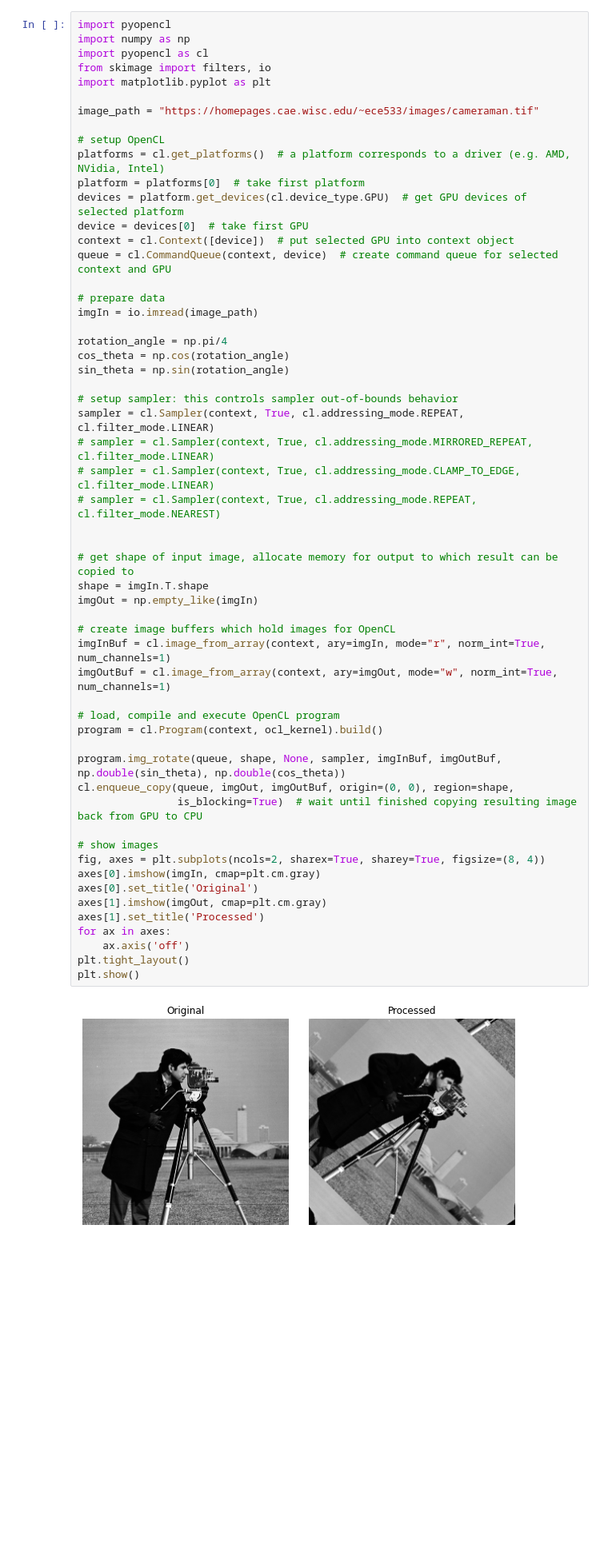
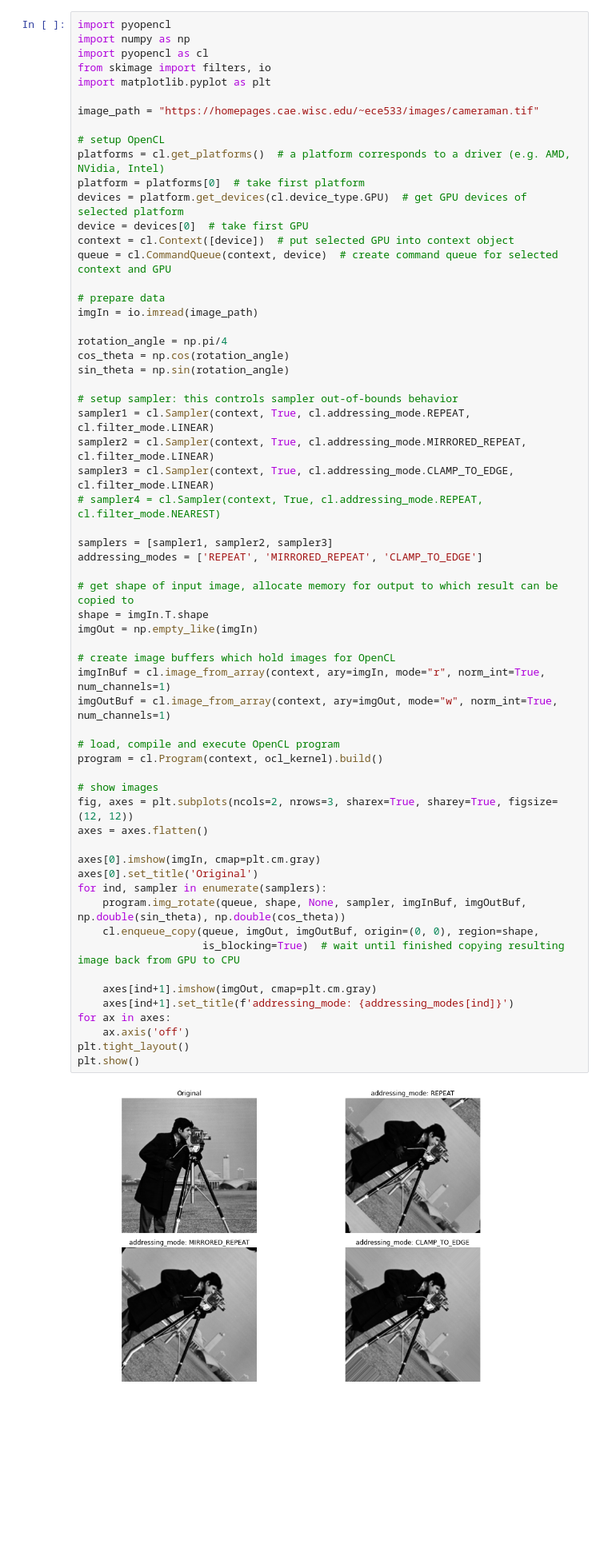
Before and after one commit to rmcabezon/GPU-course, a Jupyter notebook: notebooks/ImageProcessingHardwareSampling.ipynb, the cells around one changed output. Shown at 80% size. Cells and saved outputs as stored; diff of their text form; blank space fills up the shorter version.

Commit message:
Output all sampled versions of the image.

```diff
--- a/notebooks/ImageProcessingHardwareSampling.ipynb
+++ b/notebooks/ImageProcessingHardwareSampling.ipynb
@@ -107,45 +107,50 @@ queue = cl.CommandQueue(context, device)  # create command queue for selected co
 
 # prepare data
 imgIn = io.imread(image_path)
 
 rotation_angle = np.pi/4
 cos_theta = np.cos(rotation_angle)
 sin_theta = np.sin(rotation_angle)
 
 # setup sampler: this controls sampler out-of-bounds behavior
-sampler = cl.Sampler(context, True, cl.addressing_mode.REPEAT, cl.filter_mode.LINEAR)
-# sampler = cl.Sampler(context, True, cl.addressing_mode.MIRRORED_REPEAT, cl.filter_mode.LINEAR)
-# sampler = cl.Sampler(context, True, cl.addressing_mode.CLAMP_TO_EDGE, cl.filter_mode.LINEAR)
-# sampler = cl.Sampler(context, True, cl.addressing_mode.REPEAT, cl.filter_mode.NEAREST)
+sampler1 = cl.Sampler(context, True, cl.addressing_mode.REPEAT, cl.filter_mode.LINEAR)
+sampler2 = cl.Sampler(context, True, cl.addressing_mode.MIRRORED_REPEAT, cl.filter_mode.LINEAR)
+sampler3 = cl.Sampler(context, True, cl.addressing_mode.CLAMP_TO_EDGE, cl.filter_mode.LINEAR)
+# sampler4 = cl.Sampler(context, True, cl.addressing_mode.REPEAT, cl.filter_mode.NEAREST)
 
+samplers = [sampler1, sampler2, sampler3]
+addressing_modes = ['REPEAT', 'MIRRORED_REPEAT', 'CLAMP_TO_EDGE']
 
 # get shape of input image, allocate memory for output to which result can be copied to
 shape = imgIn.T.shape
 imgOut = np.empty_like(imgIn)
 
 # create image buffers which hold images for OpenCL
 imgInBuf = cl.image_from_array(context, ary=imgIn, mode="r", norm_int=True, num_channels=1)
 imgOutBuf = cl.image_from_array(context, ary=imgOut, mode="w", norm_int=True, num_channels=1)
 
 # load, compile and execute OpenCL program
 program = cl.Program(context, ocl_kernel).build()
 
-program.img_rotate(queue, shape, None, sampler, imgInBuf, imgOutBuf, np.double(sin_theta), np.double(cos_theta))
-cl.enqueue_copy(queue, imgOut, imgOutBuf, origin=(0, 0), region=shape,
-                is_blocking=True)  # wait until finished copying resulting image back from GPU to CPU
+# show images
+fig, axes = plt.subplots(ncols=2, nrows=3, sharex=True, sharey=True, figsize=(12, 12))
+axes = axes.flatten()
 
-# show images
-fig, axes = plt.subplots(ncols=2, sharex=True, sharey=True, figsize=(8, 4))
 axes[0].imshow(imgIn, cmap=plt.cm.gray)
 axes[0].set_title('Original')
-axes[1].imshow(imgOut, cmap=plt.cm.gray)
-axes[1].set_title('Processed')
+for ind, sampler in enumerate(samplers):
+    program.img_rotate(queue, shape, None, sampler, imgInBuf, imgOutBuf, np.double(sin_theta), np.double(cos_theta))
+    cl.enqueue_copy(queue, imgOut, imgOutBuf, origin=(0, 0), region=shape,
+                    is_blocking=True)  # wait until finished copying resulting image back from GPU to CPU
+
+    axes[ind+1].imshow(imgOut, cmap=plt.cm.gray)
+    axes[ind+1].set_title(f'addressing_mode: {addressing_modes[ind]}')
 for ax in axes:
     ax.axis('off')
 plt.tight_layout()
 plt.show()
 # %% [output]
-[figure, old version]
+[figure, new version]
 # %% [markdown]
 Resources:
 * pyopencl documentation: https://documen.tician.de/pyopencl/index.html
```
